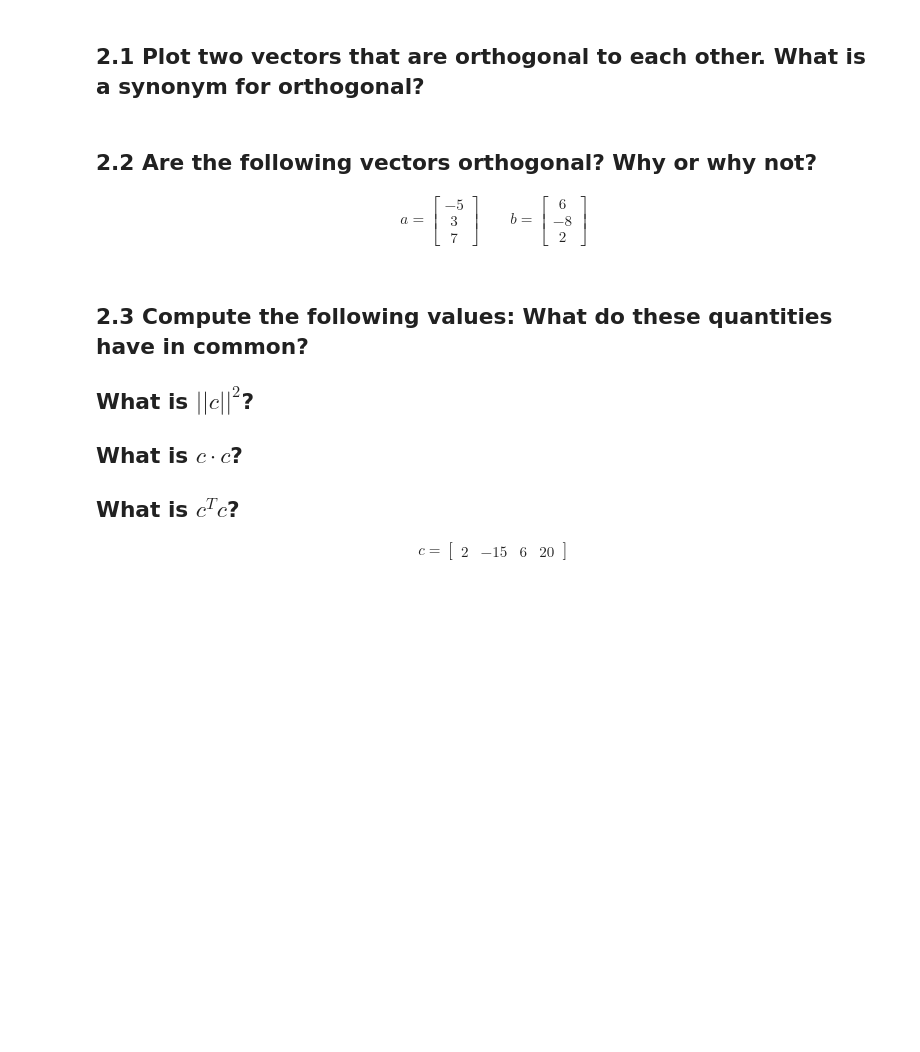
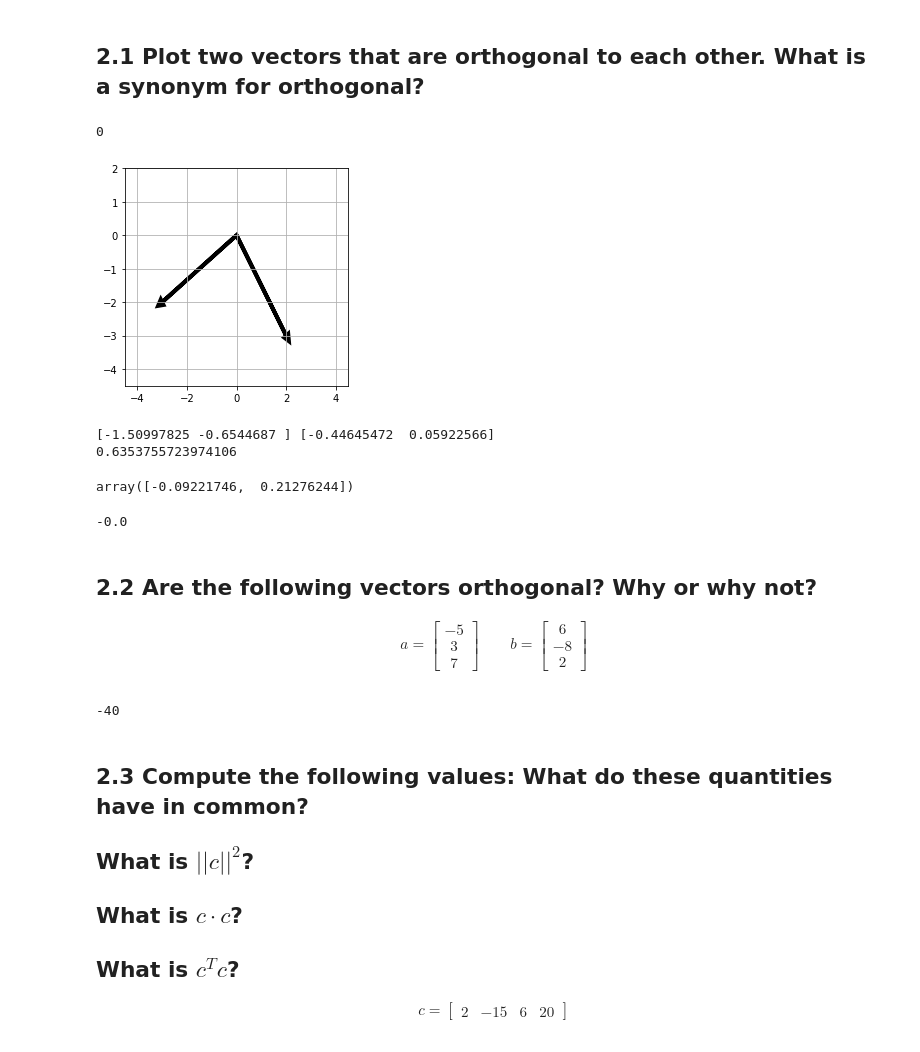
Before and after one commit to Khislatz/DS-Unit-1-Sprint-3-Linear-Algebra, a Jupyter notebook: module2-intermediate-linear-algebra/Khislat_Zhuraeva_LS_DS_132_Intermediate_Linear_Algebra_Assignment.ipynb, the cells around one changed output. Saved outputs shown, nothing was run; the diff lists cells and outputs as text; code cells hidden in the pictures; blank space fills up the shorter version.

```diff
--- a/module2-intermediate-linear-algebra/Khislat_Zhuraeva_LS_DS_132_Intermediate_Linear_Algebra_Assignment.ipynb
+++ b/module2-intermediate-linear-algebra/Khislat_Zhuraeva_LS_DS_132_Intermediate_Linear_Algebra_Assignment.ipynb
@@ -157,3 +270,47 @@ sales_df.cov() #7604 is a COVARIANCE between number of customers and sales, it i
+# %%
+#choose some vectors
+vector1 = np.array([2, -3])
+vector2 = np.array([-3, -2])
+# %%
+np.dot(vector1, vector2) #vectors are orthogonal because their dot product of these vector cancels out  or is equal to 0
+# %% [output]
+0
+# %%
+# Plotting the vectors
+
+fig, ax = plt.subplots(figsize=(4,4))
+ax.grid()
+plt.xlim(-4.5, 4.5)
+plt.ylim(-4.5, 2)
+
+for vect in [vector1, vector2]:
+  plt.arrow(0,0,vect[0], vect[1], head_width=0.2, head_length=0.2, linewidth=4)
+plt.show()
+# %% [output]
+[figure, added]
+# %%
+#an example to convert non-orthogonal variables to orthogonal
+# create random vectors
+k = np.random.randn(2) # two dimensional vectors
+x = np.random.randn(2) # two dimensional vectors
+print(k,x)
+print(np.dot(k,x))
+# %% [output]
+[-1.50997825 -0.6544687 ] [-0.44645472  0.05922566]
+0.6353755723974106
+# %%
+#to make it orthogonal:
+x = x - (x.dot(k)*k/np.linalg.norm(k)**2)
+x
+#new array x should be orthogonal to k
+# %% [output]
+array([-0.09221746,  0.21276244])
+# %%
+np.dot(x,k)
+print('{:.1f}'.format(np.dot(x,k)))
+#now it is orthogonal
+# %% [output]
+-0.0
 # %% [markdown]
 ## 2.2 Are the following vectors orthogonal? Why or why not?
 
@@ -162,6 +319,13 @@ a = \begin{bmatrix} -5 \\ 3 \\ 7 \end{bmatrix}
 \qquad
 b = \begin{bmatrix} 6 \\ -8 \\ 2 \end{bmatrix}
 \end{align}
+# %%
+a = np.array([-5, 3, 7])
+b = np.array([6,-8,2])
+np.dot(a,b)
+#vectors a and b are not orthogonal because their dot product is not 0
+# %% [output]
+-40
 # %% [markdown]
 ## 2.3 Compute the following values: What do these quantities have in common?
 
```
Also changed, not shown: parts of 46 cells of this notebook.
